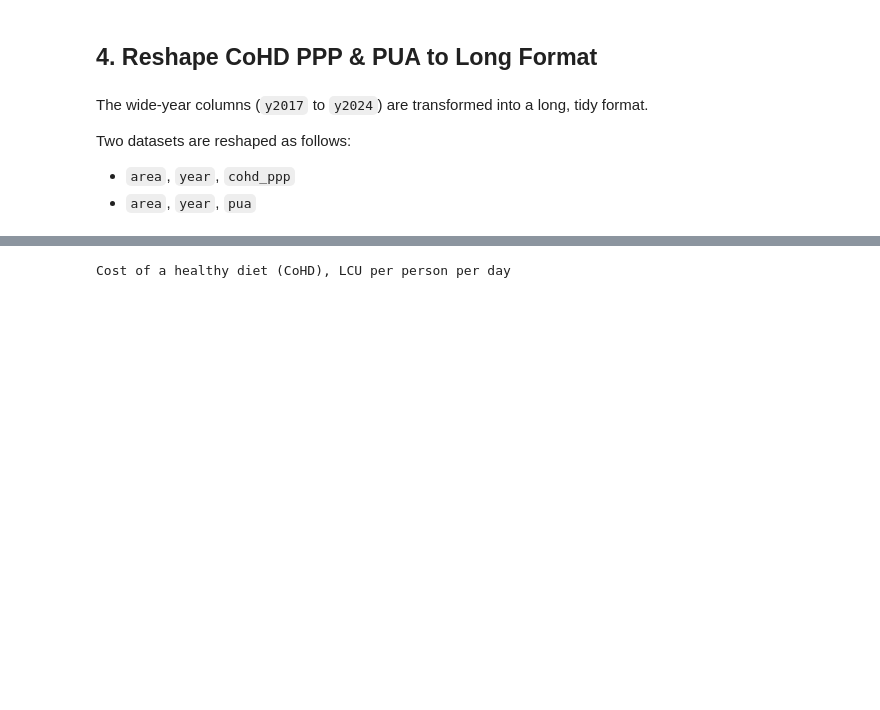
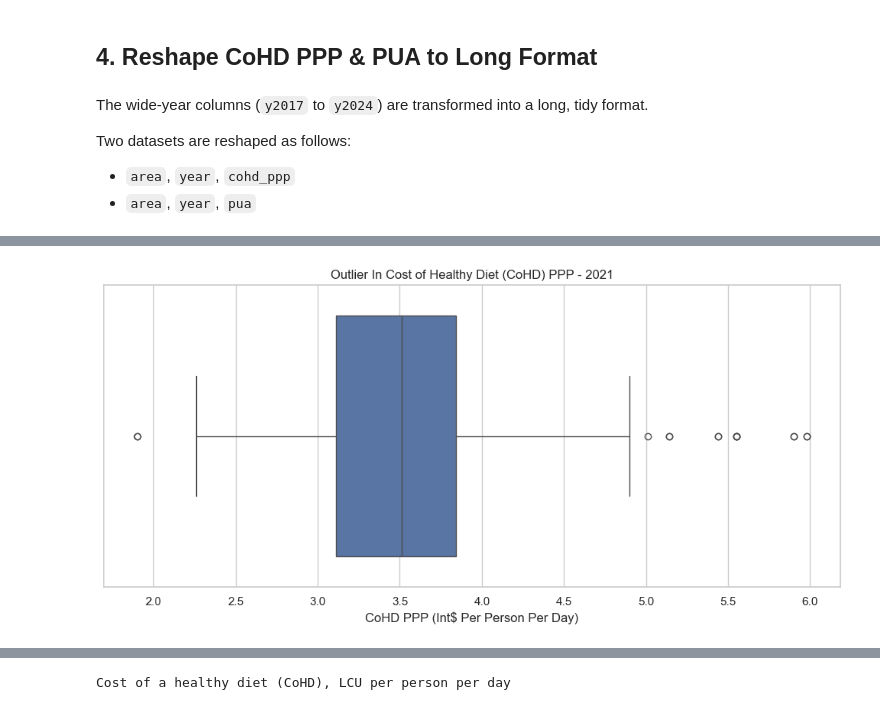
Before and after one commit to muhtar1muhtar/Cost-and-Affordability-of-a-Healthy-Diet-Analysis, a Jupyter notebook: jupyter_notebooks/DataCleaning_&_Preparation.ipynb, the cells around one changed output, grey strips where cells are left out. Drawn from its saved outputs; the diff is of its cells as text; code cells hidden in the pictures; blank space fills up the shorter version.

Commit message:
Merge CoHD and PUA for analysis and regression and Add outlier detection

```diff
--- a/jupyter_notebooks/DataCleaning_&_Preparation.ipynb
+++ b/jupyter_notebooks/DataCleaning_&_Preparation.ipynb
@@ -502,0 +557,11 @@ PUA sample:
+# %%
+# Merge datasets for regression analysis
+df_lr = cohd_long.merge(
+    pua_long[["area", "year", "pua"]],
+    on=["area", "year"],
+    how="inner"
+)
+
+print(f"Merged dataset: {len(df_lr)} rows")
+print("\nMerged sample:")
+display(df_lr.head())
@@ -502,0 +617,83 @@ PUA sample:
+# %%
+# 6.2 Visual Outliers
+# 6.2.1 Boxplot to visualise outliers in CoHD PPP for 2021
+fig, axes = plt.subplots(figsize=(10, 5))
+sns.boxplot(data=df_lr_2021, x="cohd_ppp", ax=axes)
+plt.title("Outlier In Cost of Healthy Diet (CoHD) PPP - 2021")
+plt.xlabel("CoHD PPP (Int$ Per Person Per Day)")
+
+plt.tight_layout()
+plt.show()
+
+# 6.2.2 Histogram with statistical lines for CoHD PPP in 2021
+fig, axes = plt.subplots(figsize=(10, 5))
+sns.histplot(data=df_lr_2021, x="cohd_ppp", bins=30, kde=True)
+plt.title("Distribution of Cost of Healthy Diet (CoHD) PPP - 2021")
+plt.xlabel("CoHD PPP (Int$ Per Person Per Day)")
+
+# reuse the same axis object created by seaborn/matplotlib
+x_offset = df_lr_2021["cohd_ppp"].std() * 0.05  # adjust if needed
+
+# Create a green dashed line for the median
+plt.axvline(df_lr_2021["cohd_ppp"].median(), color="g", linestyle="--", linewidth=1.5)
+plt.text(
+    df_lr_2021["cohd_ppp"].median() + x_offset,
+    axes.get_ylim()[1] * 0.95,
+    s="Median",
+    color="g",
+    fontsize=10,
+    ha="left",
+    va="center",
+)
+
+# Create red dashed lines for Q1
+plt.axvline(Q1, color="r", linestyle="--", linewidth=1.5)
+plt.text(
+    Q1 + x_offset,
+    axes.get_ylim()[1] * 0.90,
+    s="Q1",
+    color="r",
+    fontsize=10,
+    ha="left",
+    va="center"
+)
+
+# Create black dashed lines for lower bound
+plt.axvline(lower_bound, color="k", linestyle="--", linewidth=1.5)
+plt.text(
+    lower_bound + x_offset,
+    axes.get_ylim()[1] * 0.85,
+    s="Q1 - 1.5 * IQR",
+    color="k",
+    fontsize=10,
+    ha="left",
+    va="center"
+)
+
+# Create red dashed lines for Q3
+plt.axvline(Q3, color="r", linestyle="--", linewidth=1.5)
+plt.text(
+    Q3 + x_offset,
+    axes.get_ylim()[1] * 0.90,
+    s="Q3",
+    color="r",
+    fontsize=10,
+    ha="left",
+    va="center"
+)
+# Create black dashed lines for upper bound
+plt.axvline(upper_bound, color="k", linestyle="--", linewidth=1.5)
+plt.text(
+    upper_bound + x_offset,
+    axes.get_ylim()[1] * 0.85,
+    s="Q3 + 1.5 * IQR",
+    color="k",
+    fontsize=10,
+    ha="left",
+    va="center"
+)
+
+plt.tight_layout()
+plt.show()
+# %% [output]
+[figure, added]
```
Also changed, not shown: parts of 14 cells of this notebook.
